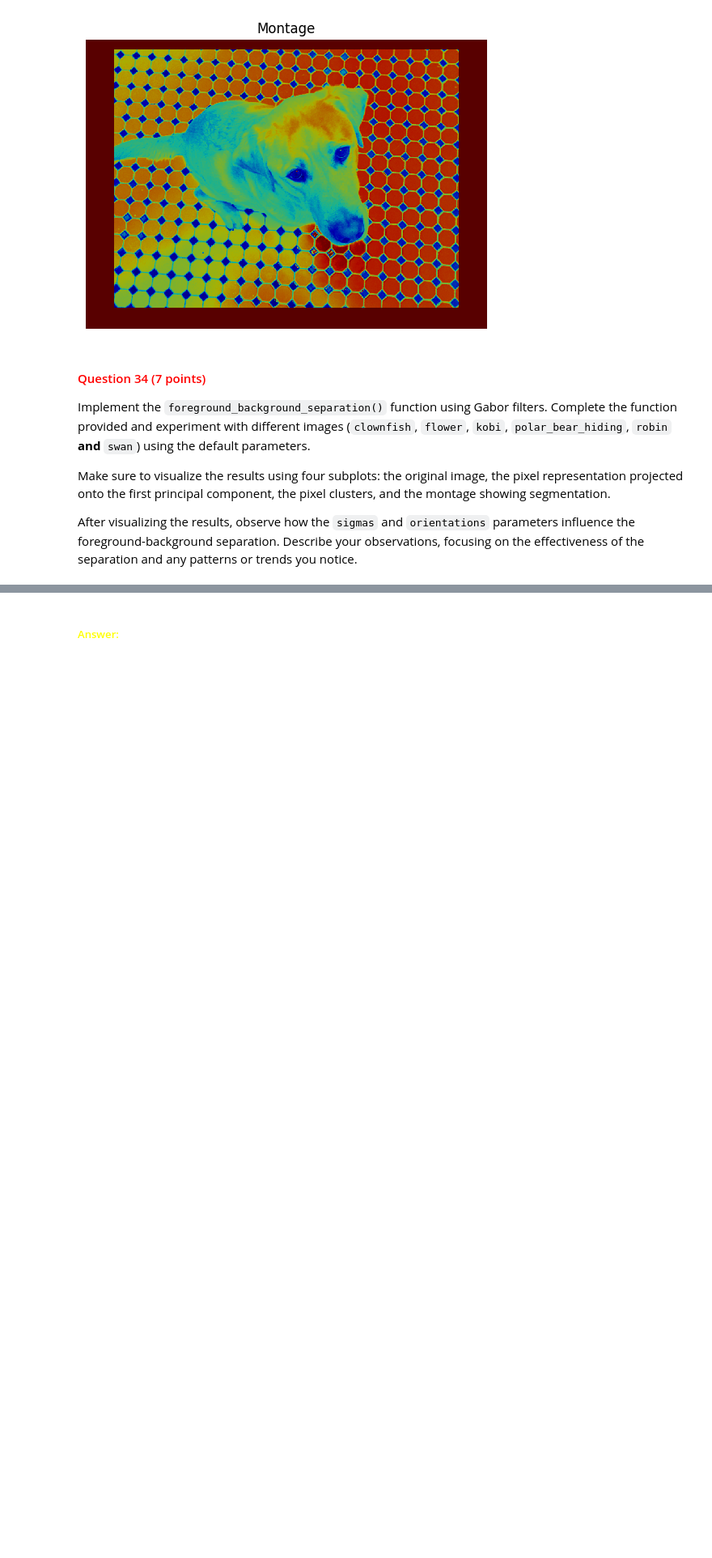
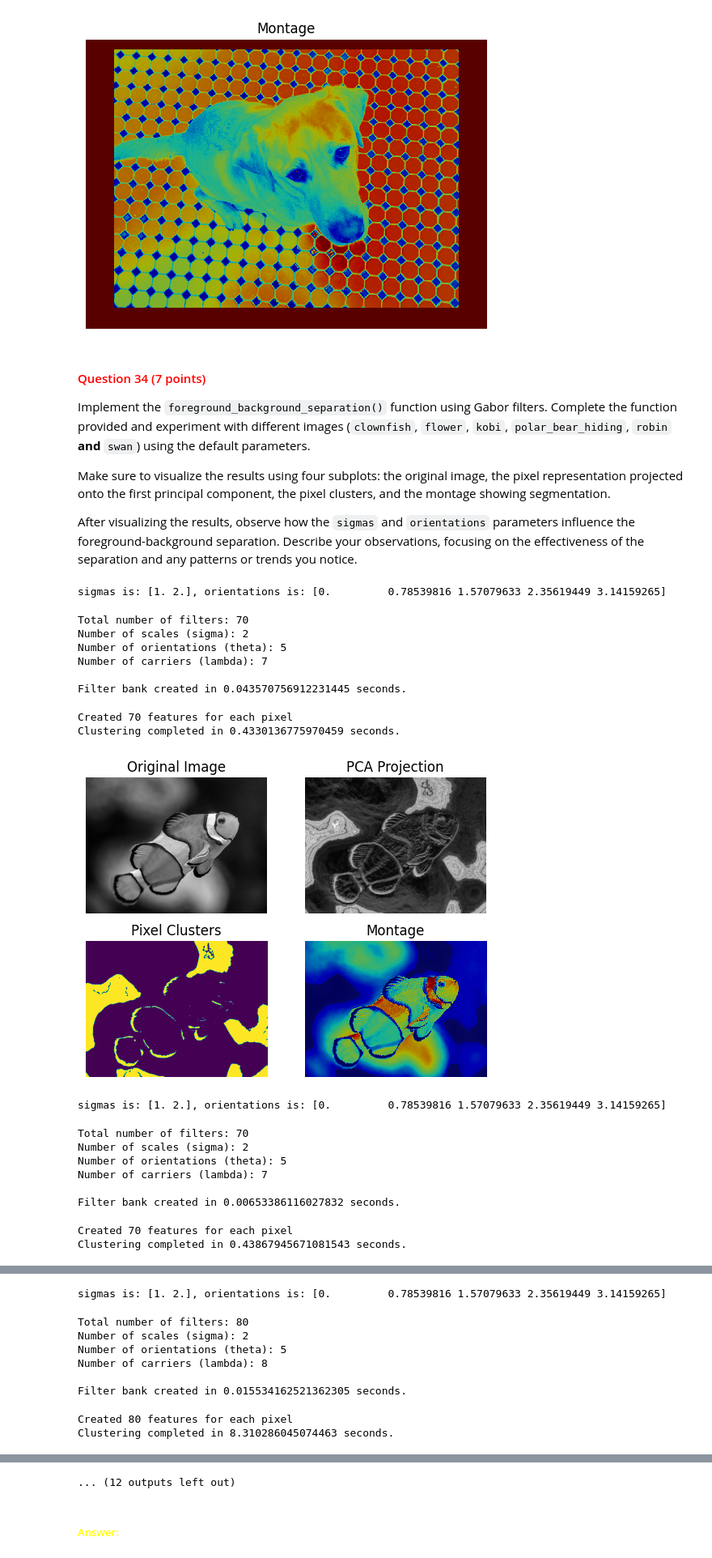
Before and after one commit to Bartva1/cv1-lab-2, a Jupyter notebook: cv1-lab-2.ipynb, the cells around one changed output, grey strips where cells are left out. Shown at 81% size. Drawn from its saved outputs; the diff is of its cells as text; code cells hidden in the pictures; blank space fills up the shorter version.

```diff
--- a/cv1-lab-2.ipynb
+++ b/cv1-lab-2.ipynb
@@ -1181,7 +1181,7 @@ grayscale_image = preprocess_image(image_id="kobi")
 # %% [output]
 [figure]
 # %%
-def create_gabor_filter_bank(image):
+def create_gabor_filter_bank(image, sigmas=None, orientations=None):
     '''
     Create a Gabor filter bank with varying scales and orientations.
 
@@ -1202,11 +1202,13 @@ def create_gabor_filter_bank(image):
     lambdas = 2 ** np.arange(0, (n - 2) + 1) * lambda_min
 
     # Define the set of orientations for the Gaussian envelope (Thetas)
-    delta_theta = np.pi / 4.0
-    orientations = np.arange(0, np.pi + delta_theta, delta_theta)
+    if orientations is None:
+        delta_theta = np.pi / 4.0
+        orientations = np.arange(0, np.pi + delta_theta, delta_theta)
 
     # Define the set of sigmas for the Gaussian envelope (spread of the Gaussian)
-    sigmas = np.array([1, 2])
+    if sigmas is None:
+        sigmas = np.array([1, 2])
 
     gabor_filter_bank = []
     start_time = time.time()
@@ -1381,8 +1383,7 @@ def cluster_features(image, feature_magnitudes, apply_smoothing=True):
 
     # Apply k-means clustering
     from sklearn.cluster import KMeans
-    kmeans = KMeans(n_clusters=2).fit(features_scaled)
-    pixel_labels = kmeans.labels_
+    pixel_labels = KMeans(n_clusters=2).fit_predict(features_scaled)
     print(f'Clustering completed in {time.time() - start_time} seconds.')
 
     return pixel_labels
@@ -1465,30 +1508,64 @@ def foreground_background_separation(image, sigmas, orientations, apply_smoothin
         None
     '''
 
-    # YOUR CODE HERE
+    gabor_filter_bank = create_gabor_filter_bank(image, sigmas=sigmas, orientations=orientations)
+    feature_magnitudes = extract_gabor_features(image, gabor_filter_bank)
+    pixel_labels = cluster_features(image, feature_magnitudes, apply_smoothing=apply_smoothing)
+    visualize_four_subplots(image, pixel_labels, feature_magnitudes)
 # %%
 # Control settings
 delta_theta = 2 * np.pi / 8  # Step size for orientations
-orientations = np.arange(0, np.pi + delta_theta, delta_theta)
-sigmas = np.array([1.0, 2.0])
+#orientations = np.arange(0, np.pi + delta_theta, delta_theta)
+#sigmas = np.array([1.0, 2.0])
 apply_smoothing = True
+
+sigma_list = [
+    np.array([1.0, 2.0])
+]
+
+orientation_list = [
+    np.arange(0, np.pi+delta_theta, delta_theta)
+]
 
 image_names = [
     "clownfish",
     "flower",
     "kobi",
     "polar_bear_hiding",
     "robin",
     "swan"
 ]
 
 # Loop through each image, load it, and apply foreground-background separation
 for image_name in image_names:
-    # Load the image
-    image = load_image(image_name)
+    for sigmas in sigma_list:
+        for orientations in orientation_list:
+            # Load the image
+            image = load_image(image_name)
 
-    # Convert the image to grayscale
-    image = cv2.cvtColor(image, cv2.COLOR_RGB2GRAY)
+            # Convert the image to grayscale
+            image = cv2.cvtColor(image, cv2.COLOR_RGB2GRAY)
 
-    # Perform foreground-background separation
-    foreground_background_separation(image, sigmas, orientations, apply_smoothing)
+            # Perform foreground-background separation
+            print(f"sigmas is: {sigmas}, orientations is: {orientations}")
+            foreground_background_separation(image, sigmas, orientations, apply_smoothing)
+# %% [output]
+sigmas is: [1. 2.], orientations is: [0.         0.78539816 1.57079633 2.35619449 3.14159265]
+Total number of filters: 70
+Number of scales (sigma): 2
+Number of orientations (theta): 5
+Number of carriers (lambda): 7
+
+Filter bank created in 0.043570756912231445 seconds.
+Created 70 features for each pixel
+Clustering completed in 0.4330136775970459 seconds.
+[figure, added]
+sigmas is: [1. 2.], orientations is: [0.         0.78539816 1.57079633 2.35619449 3.14159265]
+Total number of filters: 70
+Number of scales (sigma): 2
+Number of orientations (theta): 5
+Number of carriers (lambda): 7
+
+Filter bank created in 0.00653386116027832 seconds.
+Created 70 features for each pixel
+Clustering completed in 0.43867945671081543 seconds.
@@ -1494,0 +1573,9 @@ for image_name in image_names:
+sigmas is: [1. 2.], orientations is: [0.         0.78539816 1.57079633 2.35619449 3.14159265]
+Total number of filters: 80
+Number of scales (sigma): 2
+Number of orientations (theta): 5
+Number of carriers (lambda): 8
+
+Filter bank created in 0.015534162521362305 seconds.
+Created 80 features for each pixel
+Clustering completed in 8.310286045074463 seconds.
@@ -1495,3 +1583,4 @@ for image_name in image_names:
+... (12 outputs left out)
 # %% [markdown]
 ##### <font color='yellow'>Answer:</font>
 # %% [markdown]
```
Also changed, not shown: parts of 4 cells of this notebook.
